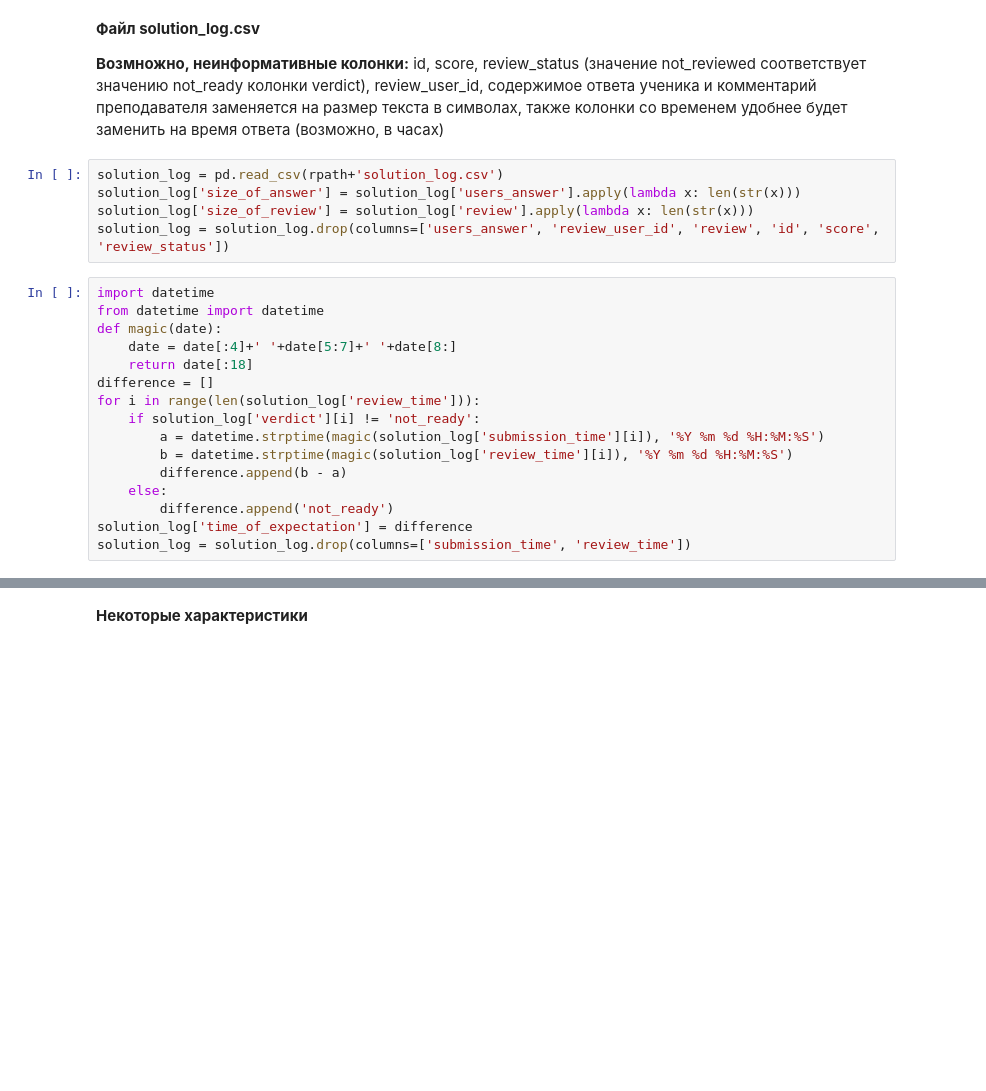
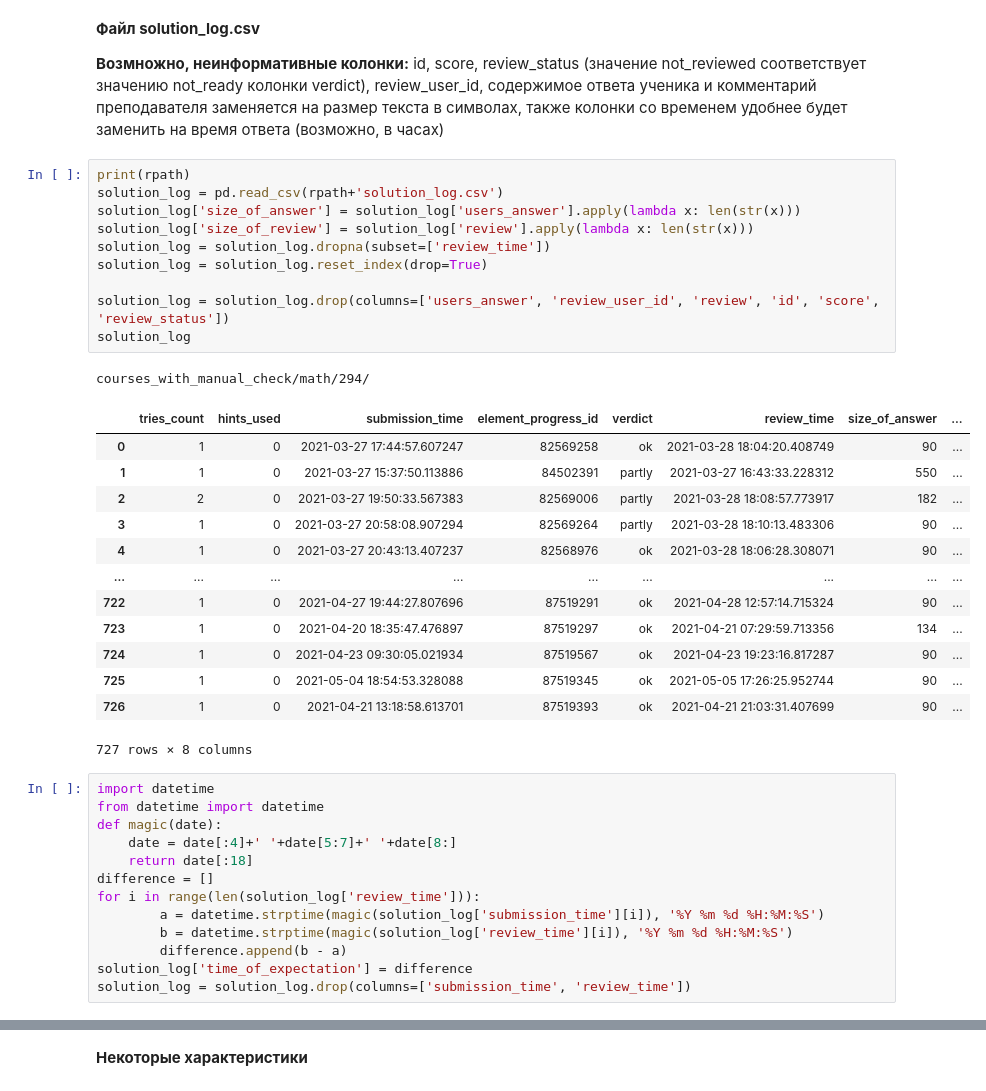
Before and after one commit to deethereal/Sirius_project, a Jupyter notebook: data_proc.ipynb, the cells around one changed output, grey strips where cells are left out. Drawn from its saved outputs; the diff is of its cells as text; blank space fills up the shorter version.

```diff
--- a/data_proc.ipynb
+++ b/data_proc.ipynb
@@ -241,10 +241,30 @@ __Файл solution_log.csv__
 
 __Возмножно, неинформативные колонки:__ id, score, review_status (значение not_reviewed соответствует значению not_ready колонки verdict), review_user_id, содержимое ответа ученика и комментарий преподавателя заменяется на размер текста в символах, также колонки со временем удобнее будет заменить на время ответа (возможно, в часах)
 # %%
+print(rpath)
 solution_log = pd.read_csv(rpath+'solution_log.csv')
 solution_log['size_of_answer'] = solution_log['users_answer'].apply(lambda x: len(str(x)))
 solution_log['size_of_review'] = solution_log['review'].apply(lambda x: len(str(x)))
+solution_log = solution_log.dropna(subset=['review_time'])
+solution_log = solution_log.reset_index(drop=True)
+
 solution_log = solution_log.drop(columns=['users_answer', 'review_user_id', 'review', 'id', 'score', 'review_status'])
+solution_log
+# %% [output]
+courses_with_manual_check/math/294/
+|  | tries_count | hints_used | submission_time | element_progress_id | verdict | review_time | size_of_answer | ... |
+| 0 | 1 | 0 | 2021-03-27 17:44:57.607247 | 82569258 | ok | 2021-03-28 18:04:20.408749 | 90 | ... |
+| 1 | 1 | 0 | 2021-03-27 15:37:50.113886 | 84502391 | partly | 2021-03-27 16:43:33.228312 | 550 | ... |
+| 2 | 2 | 0 | 2021-03-27 19:50:33.567383 | 82569006 | partly | 2021-03-28 18:08:57.773917 | 182 | ... |
+| 3 | 1 | 0 | 2021-03-27 20:58:08.907294 | 82569264 | partly | 2021-03-28 18:10:13.483306 | 90 | ... |
+| 4 | 1 | 0 | 2021-03-27 20:43:13.407237 | 82568976 | ok | 2021-03-28 18:06:28.308071 | 90 | ... |
+| ... | ... | ... | ... | ... | ... | ... | ... | ... |
+| 722 | 1 | 0 | 2021-04-27 19:44:27.807696 | 87519291 | ok | 2021-04-28 12:57:14.715324 | 90 | ... |
+| 723 | 1 | 0 | 2021-04-20 18:35:47.476897 | 87519297 | ok | 2021-04-21 07:29:59.713356 | 134 | ... |
+| 724 | 1 | 0 | 2021-04-23 09:30:05.021934 | 87519567 | ok | 2021-04-23 19:23:16.817287 | 90 | ... |
+| 725 | 1 | 0 | 2021-05-04 18:54:53.328088 | 87519345 | ok | 2021-05-05 17:26:25.952744 | 90 | ... |
+| 726 | 1 | 0 | 2021-04-21 13:18:58.613701 | 87519393 | ok | 2021-04-21 21:03:31.407699 | 90 | ... |
+727 rows × 8 columns
 # %%
 import datetime
 from datetime import datetime
@@ -253,12 +273,9 @@ def magic(date):
     return date[:18]
 difference = []
 for i in range(len(solution_log['review_time'])):
-    if solution_log['verdict'][i] != 'not_ready':
         a = datetime.strptime(magic(solution_log['submission_time'][i]), '%Y %m %d %H:%M:%S')
         b = datetime.strptime(magic(solution_log['review_time'][i]), '%Y %m %d %H:%M:%S')
         difference.append(b - a)
-    else:
-        difference.append('not_ready')
 solution_log['time_of_expectation'] = difference
 solution_log = solution_log.drop(columns=['submission_time', 'review_time'])
 # %%
```
Also changed, not shown: parts of 4 cells of this notebook, 1 other file.
